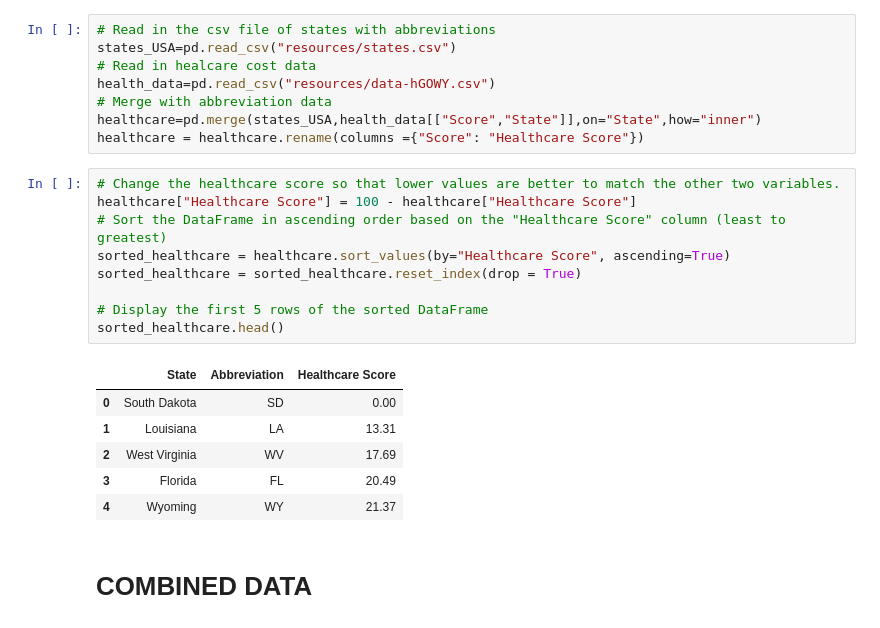
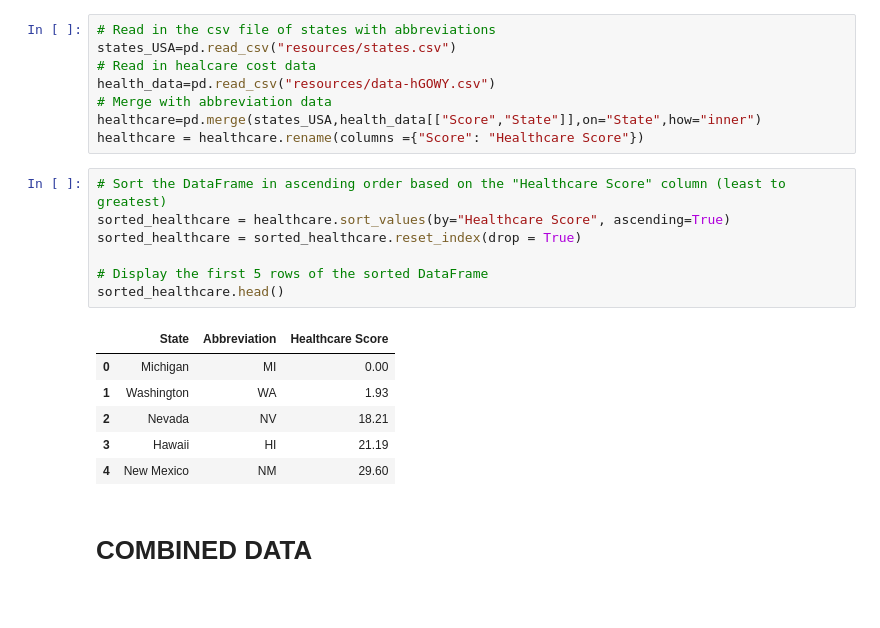
Before and after one commit to hrollin5/project_one, a Jupyter notebook: data_prep.ipynb, the cells around one changed output. Drawn from its saved outputs; the diff is of its cells as text.

```diff
--- a/data_prep.ipynb
+++ b/data_prep.ipynb
@@ -152,21 +152,19 @@ health_data=pd.read_csv("resources/data-hGOWY.csv")
 healthcare=pd.merge(states_USA,health_data[["Score","State"]],on="State",how="inner")
 healthcare = healthcare.rename(columns ={"Score": "Healthcare Score"})
 # %%
-# Change the healthcare score so that lower values are better to match the other two variables.
-healthcare["Healthcare Score"] = 100 - healthcare["Healthcare Score"]
 # Sort the DataFrame in ascending order based on the "Healthcare Score" column (least to greatest)
 sorted_healthcare = healthcare.sort_values(by="Healthcare Score", ascending=True)
 sorted_healthcare = sorted_healthcare.reset_index(drop = True)
 
 # Display the first 5 rows of the sorted DataFrame
 sorted_healthcare.head()
 # %% [output]
 |  | State | Abbreviation | Healthcare Score |
-| 0 | South Dakota | SD | 0.00 |
-| 1 | Louisiana | LA | 13.31 |
-| 2 | West Virginia | WV | 17.69 |
-| 3 | Florida | FL | 20.49 |
-| 4 | Wyoming | WY | 21.37 |
+| 0 | Michigan | MI | 0.00 |
+| 1 | Washington | WA | 1.93 |
+| 2 | Nevada | NV | 18.21 |
+| 3 | Hawaii | HI | 21.19 |
+| 4 | New Mexico | NM | 29.60 |
 # %% [markdown]
 # COMBINED DATA
 # %%
```
Also changed, not shown: parts of 8 cells of this notebook, 8 other files.
